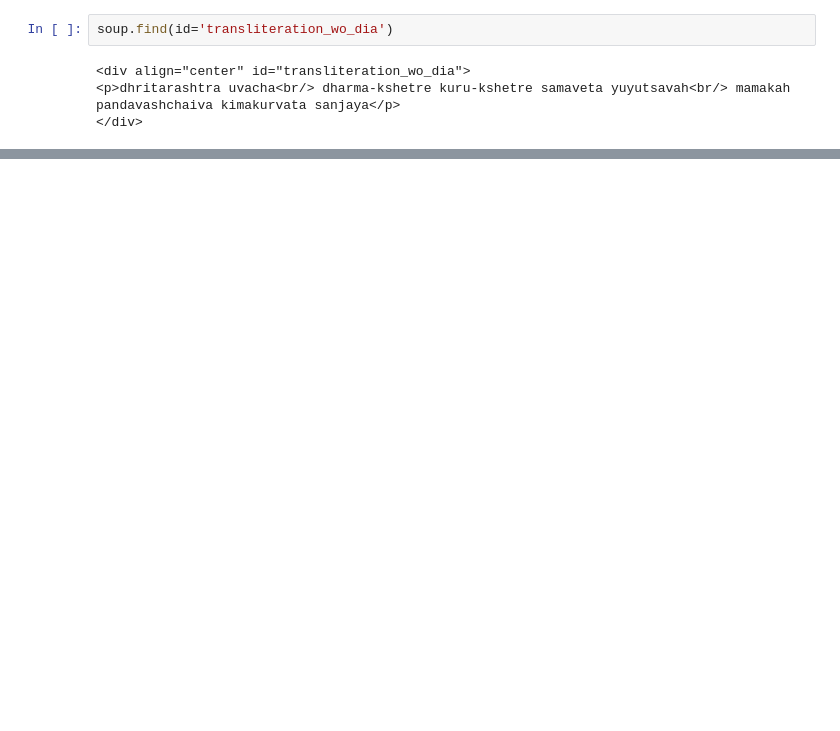
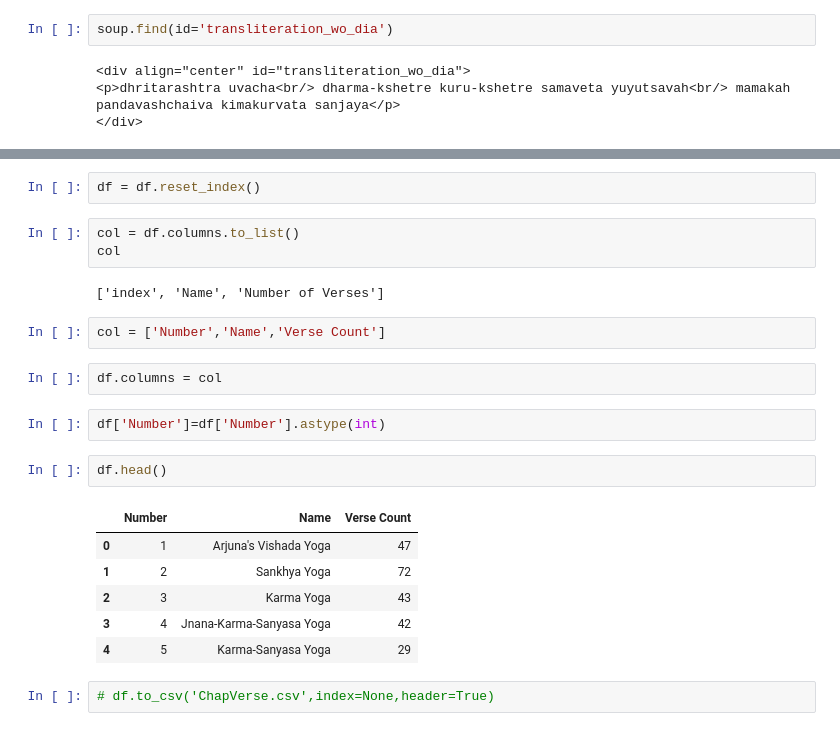
Before and after one commit to shashi-dhuppe/Whatsapp-Automation, a Jupyter notebook: Message set up.ipynb, the cells around one changed output, grey strips where cells are left out. Saved outputs shown, nothing was run; the diff lists cells and outputs as text; blank space fills up the shorter version.

```diff
--- a/Playground.ipynb
+++ b/Message set up.ipynb
@@ -118,0 +145,24 @@ t.split('')
+# %%
+df = df.reset_index()
+# %%
+col = df.columns.to_list()
+col
+# %% [output]
+['index', 'Name', 'Number of Verses']
+# %%
+col = ['Number','Name','Verse Count']
+# %%
+df.columns = col
+# %%
+df['Number']=df['Number'].astype(int)
+# %%
+df.head()
+# %% [output]
+|  | Number | Name | Verse Count |
+| 0 | 1 | Arjuna's Vishada Yoga | 47 |
+| 1 | 2 | Sankhya Yoga | 72 |
+| 2 | 3 | Karma Yoga | 43 |
+| 3 | 4 | Jnana-Karma-Sanyasa Yoga | 42 |
+| 4 | 5 | Karma-Sanyasa Yoga | 29 |
+# %%
+# df.to_csv('ChapVerse.csv',index=None,header=True)
```
Also changed, not shown: parts of 33 cells of this notebook, 3 other files.
